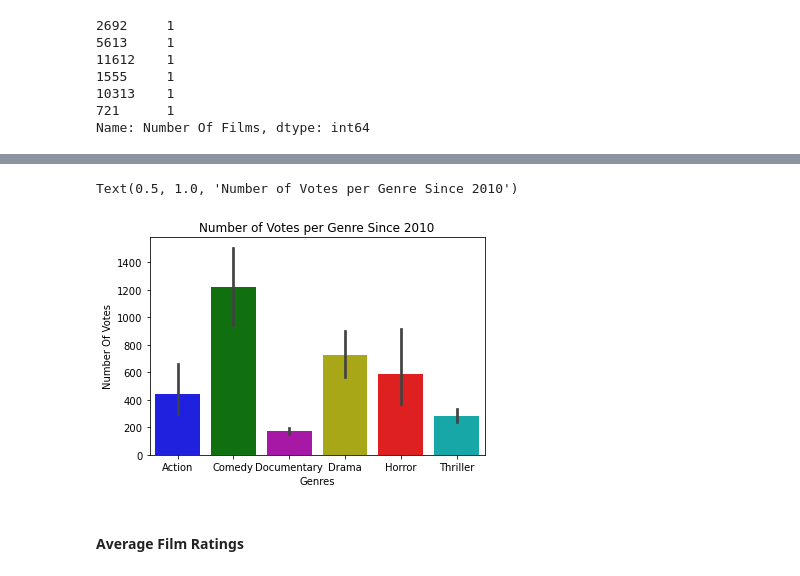
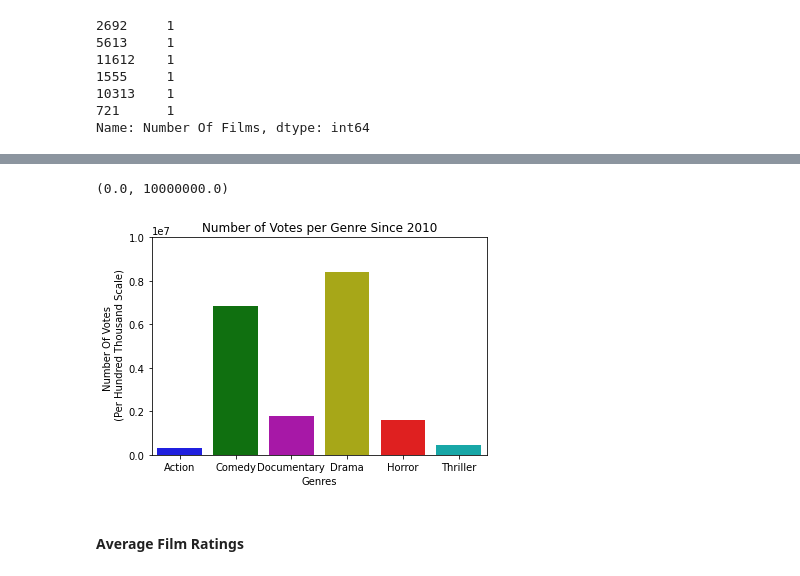
Before and after one commit to mrodberg/Pod1Capstone, a Jupyter notebook: Cam_Work.ipynb, the cells around one changed output, grey strips where cells are left out. Drawn from its saved outputs; the diff is of its cells as text; code cells hidden in the pictures.

```diff
--- a/Cam_Work.ipynb
+++ b/Cam_Work.ipynb
@@ -176,3 +176,30 @@ df_imdbdatafilmtotal['Number Of Films'].value_counts()
 10313    1
 721      1
 Name: Number Of Films, dtype: int64
+# %%
+df_imdbsumvotes = pd.read_sql("""
+SELECT SUM(numvotes) AS "Number Of Votes", genres
+
+FROM movie_basics
+JOIN movie_ratings
+    USING(movie_id)
+
+WHERE runtime_minutes NOT LIKE 'NaN' AND
+    start_year >= 2010 AND
+    GENRES LIKE "ACTION" OR
+    GENRES LIKE "COMEDY" OR
+    GENRES LIKE "DOCUMENTARY" OR
+    GENRES LIKE "DRAMA" OR
+    GENRES LIKE "HORROR" OR
+    GENRES LIKE "THRILLER"
+
+
+GROUP BY GENRES
+
+ORDER BY GENRES
+
+
+""",conn)
+
+
+df_imdbsumvotes
@@ -179,13 +214,14 @@ Name: Number Of Films, dtype: int64
 # %%
 my_pal = {"Action": "b", "Thriller": "c", "Documentary":"m","Comedy":"g","Horror":"r","Drama":"y"}
-sns.barplot(data = df_imdbdatasetmain, x='genres', y='numvotes',palette = my_pal)
+gfg = sns.barplot(data = df_imdbsumvotes, x='genres', y='Number Of Votes',palette = my_pal)
 
 plt.xlabel("Genres")
-plt.ylabel("Number Of Votes")
+plt.ylabel("Number Of Votes \n (Per Hundred Thousand Scale)")
 plt.title("Number of Votes per Genre Since 2010")
+gfg.set_ylim(0,10000000)
 # %% [output]
-Text(0.5, 1.0, 'Number of Votes per Genre Since 2010')
+(0.0, 10000000.0)
-[figure, old version]
+[figure, new version]
 # %% [markdown]
 <h4> Average Film Ratings
 # %%
```
Also changed, not shown: parts of 1 cell of this notebook.
